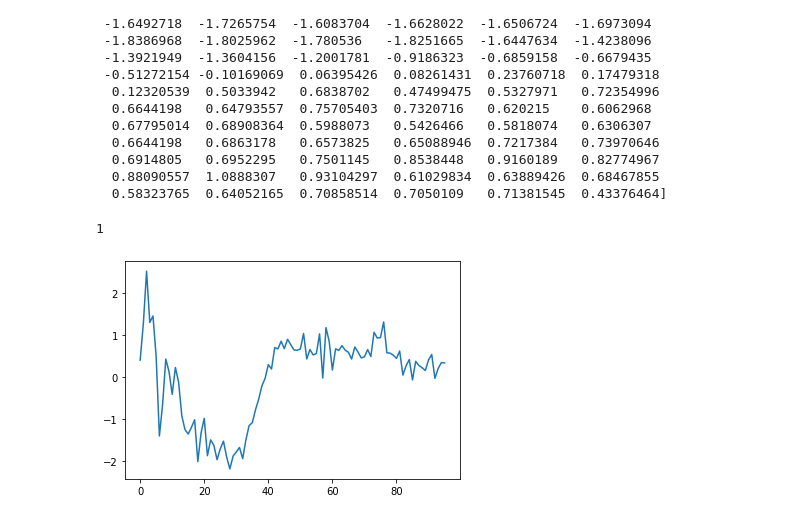
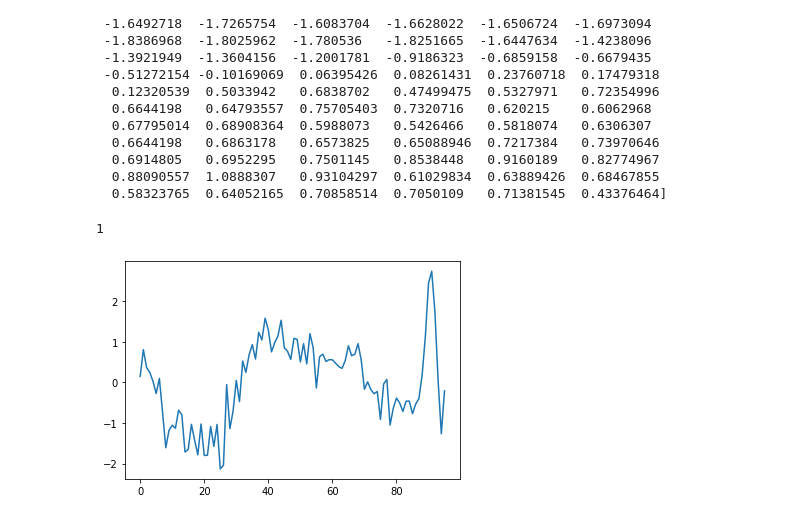
Before and after one commit to antoninchafiol/ECG_Myocardial_Infarction, a Jupyter notebook: notebooks/WholeECGNotebook.ipynb, the cells around one changed output. Cells and saved outputs as stored; diff of their text form; code cells hidden in the pictures.

```diff
--- a/notebooks/WholeECGNotebook.ipynb
+++ b/notebooks/WholeECGNotebook.ipynb
@@ -35,10 +35,10 @@ print(X[0])
   0.88090557  1.0888307   0.93104297  0.61029834  0.63889426  0.68467855
   0.58323765  0.64052165  0.70858514  0.7050109   0.71381545  0.43376464]
 # %%
-index = 5
+index = 1
 print(Y[index])
 plt.plot([i for i in range(len(X[index]))], X[index])
 plt.show()
 # %% [output]
 1
-[figure, old version]
+[figure, new version]
```
Also changed, not shown: parts of 1 cell of this notebook, 1 other file.
